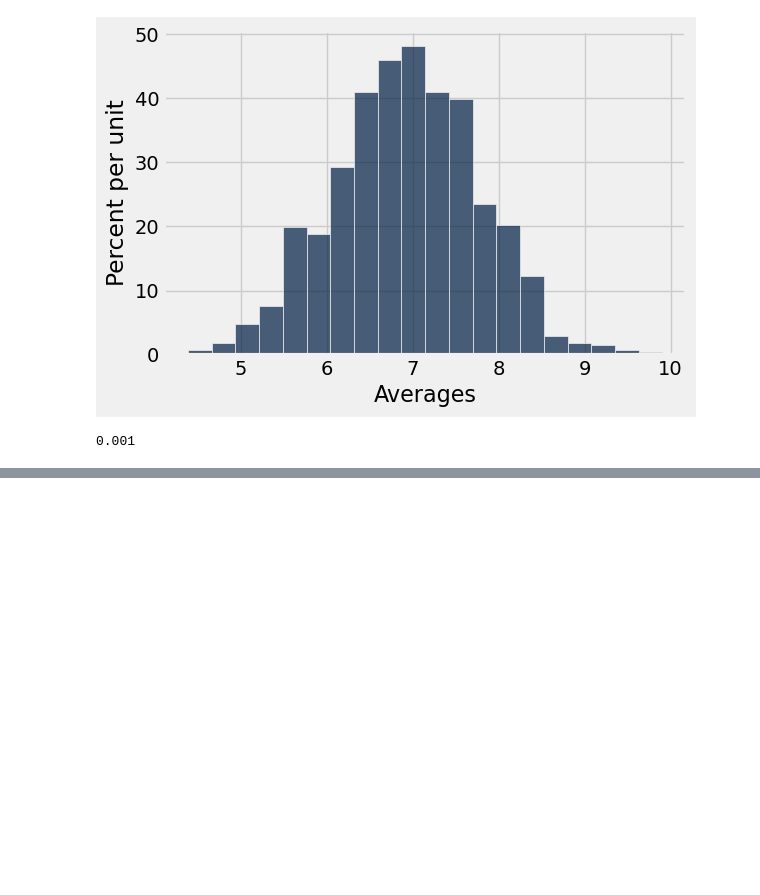
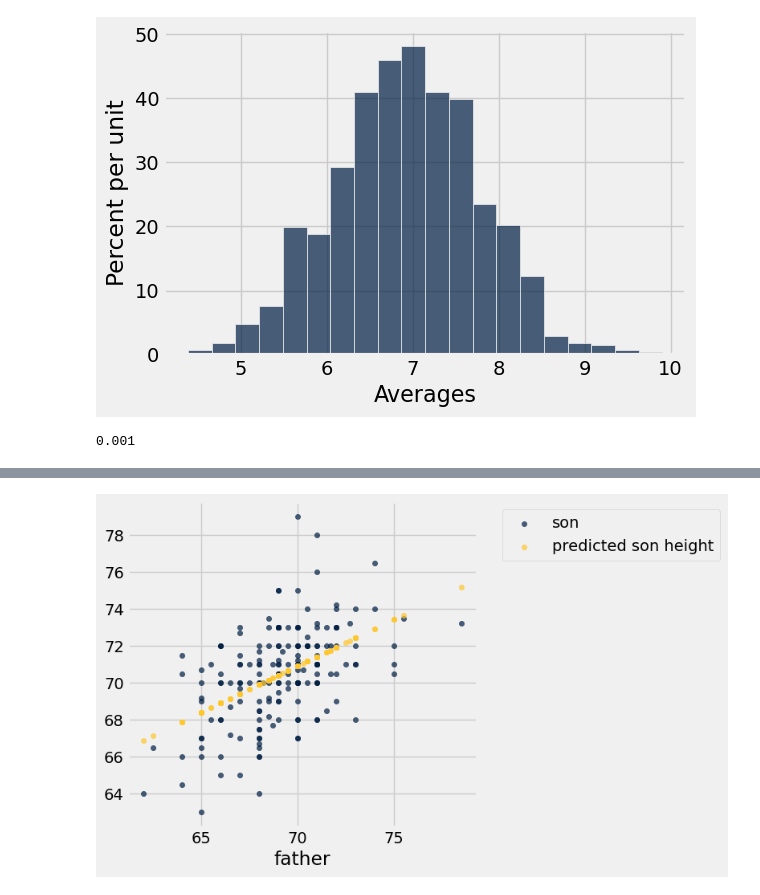
Before and after one commit to lawtonsclass/s26-code-from-class, a Jupyter notebook: data8/final-review.ipynb, the cells around one changed output, grey strips where cells are left out. Drawn from its saved outputs; the diff is of its cells as text; code cells hidden in the pictures; blank space fills up the shorter version.

```diff
--- a/data8/final-review.ipynb
+++ b/data8/final-review.ipynb
@@ -435,0 +564,7 @@ np.count_nonzero(simulated_averages >= 9.61905) / len(simulated_averages)
+# %%
+# could use fitted_values, but this is more educational
+m = slope(sons_heights, 'father', 'son')
+b = intercept(sons_heights, 'father', 'son')
+predictions = m*sons_heights.column('father') + b
+heights_with_predictions = sons_heights.with_column('predicted son height', predictions)
+heights_with_predictions
@@ -435,0 +584,4 @@ np.count_nonzero(simulated_averages >= 9.61905) / len(simulated_averages)
+# %%
+heights_with_predictions.scatter('father')
+# %% [output]
+[figure, added]
```
Also changed, not shown: parts of 41 cells of this notebook, 13 other files.
